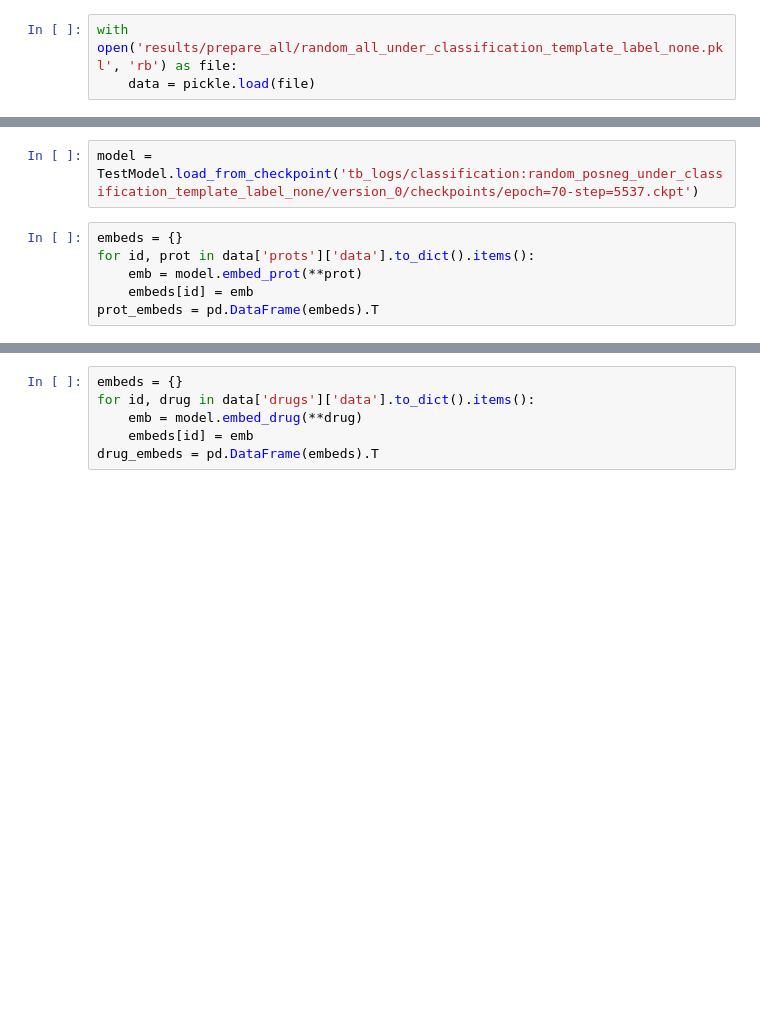
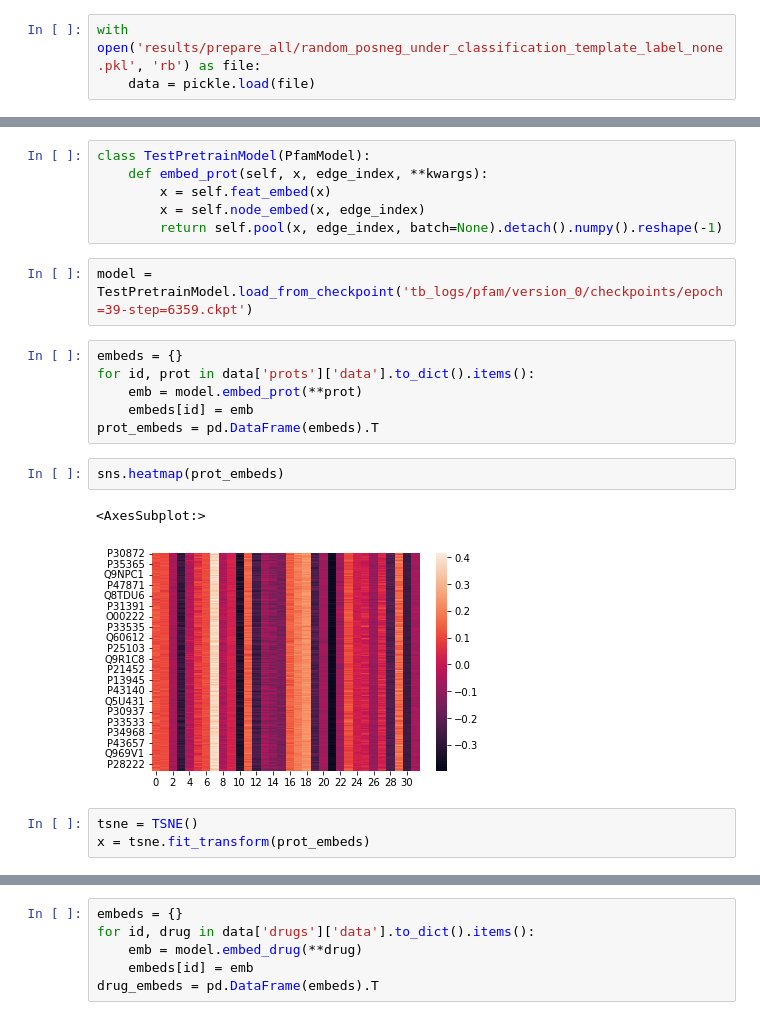
Before and after one commit to ilsenatorov/rindti, a Jupyter notebook: embedding.ipynb, the cells around one changed output, grey strips where cells are left out. Saved outputs shown, nothing was run; the diff lists cells and outputs as text; blank space fills up the shorter version.

```diff
--- a/embedding.ipynb
+++ b/embedding.ipynb
@@ -8,3 +9,3 @@ import seaborn as sns
 # %%
-with open('results/prepare_all/random_all_under_classification_template_label_none.pkl', 'rb') as file:
+with open('results/prepare_all/random_posneg_under_classification_template_label_none.pkl', 'rb') as file:
     data = pickle.load(file)
@@ -26,8 +23,22 @@ class TestModel(ClassificationModel):
+# %%
+class TestPretrainModel(PfamModel):
+    def embed_prot(self, x, edge_index, **kwargs):
+        x = self.feat_embed(x)
+        x = self.node_embed(x, edge_index)
+        return self.pool(x, edge_index, batch=None).detach().numpy().reshape(-1)
 # %%
-model = TestModel.load_from_checkpoint('tb_logs/classification:random_posneg_under_classification_template_label_none/version_0/checkpoints/epoch=70-step=5537.ckpt')
+model = TestPretrainModel.load_from_checkpoint('tb_logs/pfam/version_0/checkpoints/epoch=39-step=6359.ckpt')
 # %%
 embeds = {}
 for id, prot in data['prots']['data'].to_dict().items():
     emb = model.embed_prot(**prot)
     embeds[id] = emb
 prot_embeds = pd.DataFrame(embeds).T
+# %%
+sns.heatmap(prot_embeds)
+# %% [output]
+<AxesSubplot:>
+[figure, added]
+# %%
+tsne = TSNE()
+x = tsne.fit_transform(prot_embeds)
```
Also changed, not shown: parts of 4 cells of this notebook, 5 other files.
